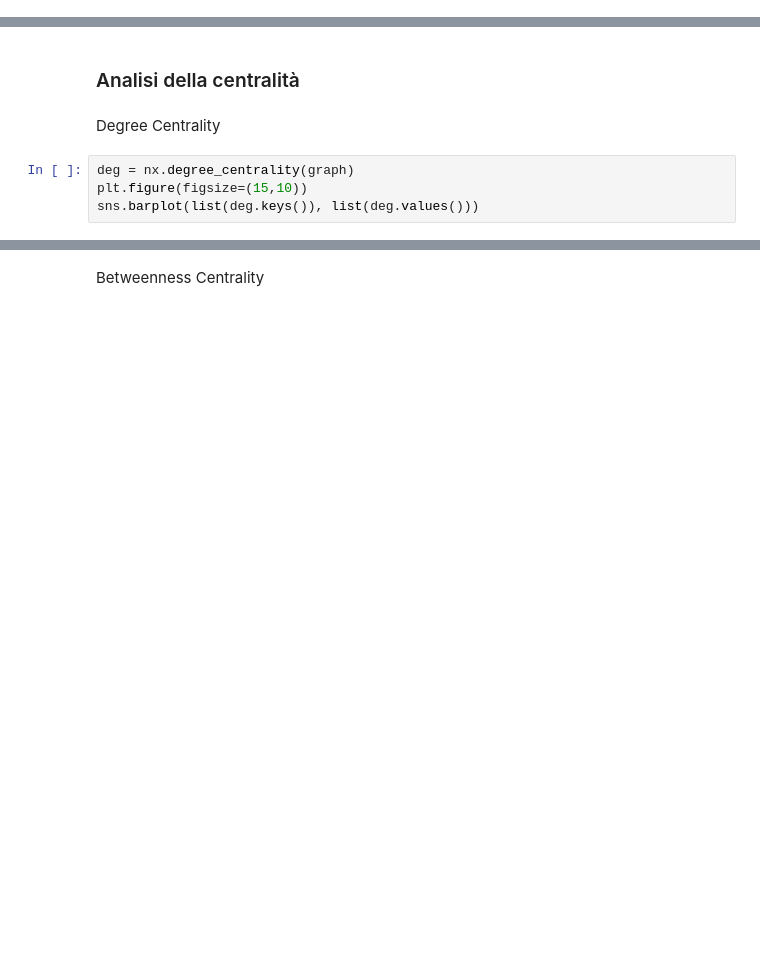
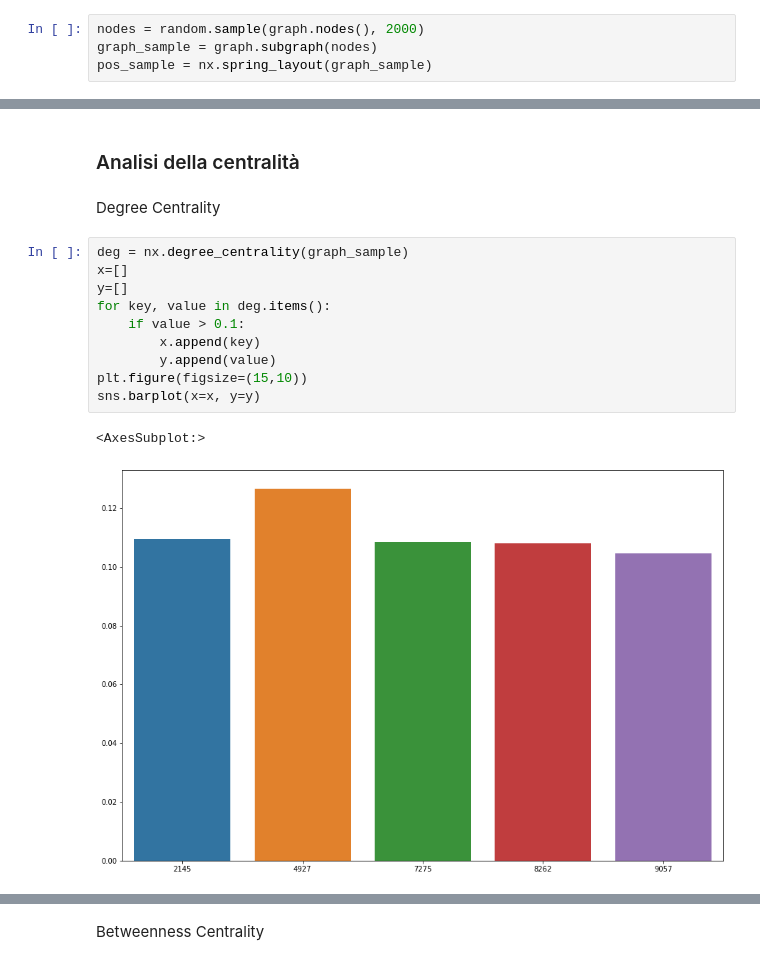
Before and after one commit to MatteoFerretti98/Project_NetworkX_Twitch, a Jupyter notebook: analisi_DE.ipynb, the cells around one changed output, grey strips where cells are left out. Cells and saved outputs as stored; diff of their text form; blank space fills up the shorter version.

```diff
--- a/analisi_DE.ipynb
+++ b/analisi_DE.ipynb
@@ -50,0 +79,4 @@ plt.show()
+# %%
+nodes = random.sample(graph.nodes(), 2000)
+graph_sample = graph.subgraph(nodes)
+pos_sample = nx.spring_layout(graph_sample)
@@ -52,8 +100,17 @@ plt.show()
 ### Analisi della centralità
 # %% [markdown]
 Degree Centrality
-# %%
-deg = nx.degree_centrality(graph)
-plt.figure(figsize=(15,10))
-sns.barplot(list(deg.keys()), list(deg.values()))
+# %%
+deg = nx.degree_centrality(graph_sample)
+x=[]
+y=[]
+for key, value in deg.items():
+    if value > 0.1:
+        x.append(key)
+        y.append(value)
+plt.figure(figsize=(15,10))
+sns.barplot(x=x, y=y)
+# %% [output]
+<AxesSubplot:>
+[figure, added]
 # %%
```
Also changed, not shown: parts of 31 cells of this notebook, 2 other files.
